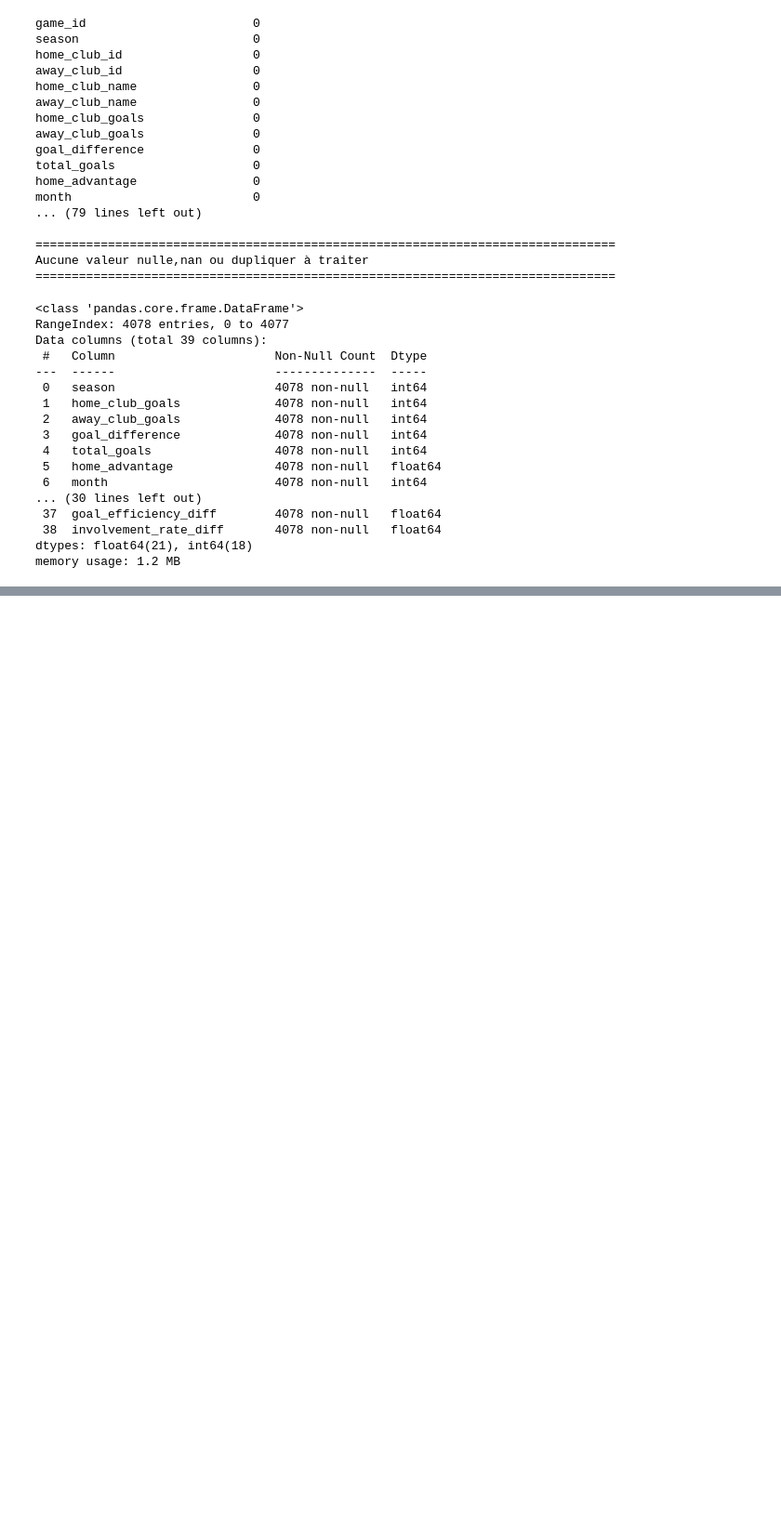
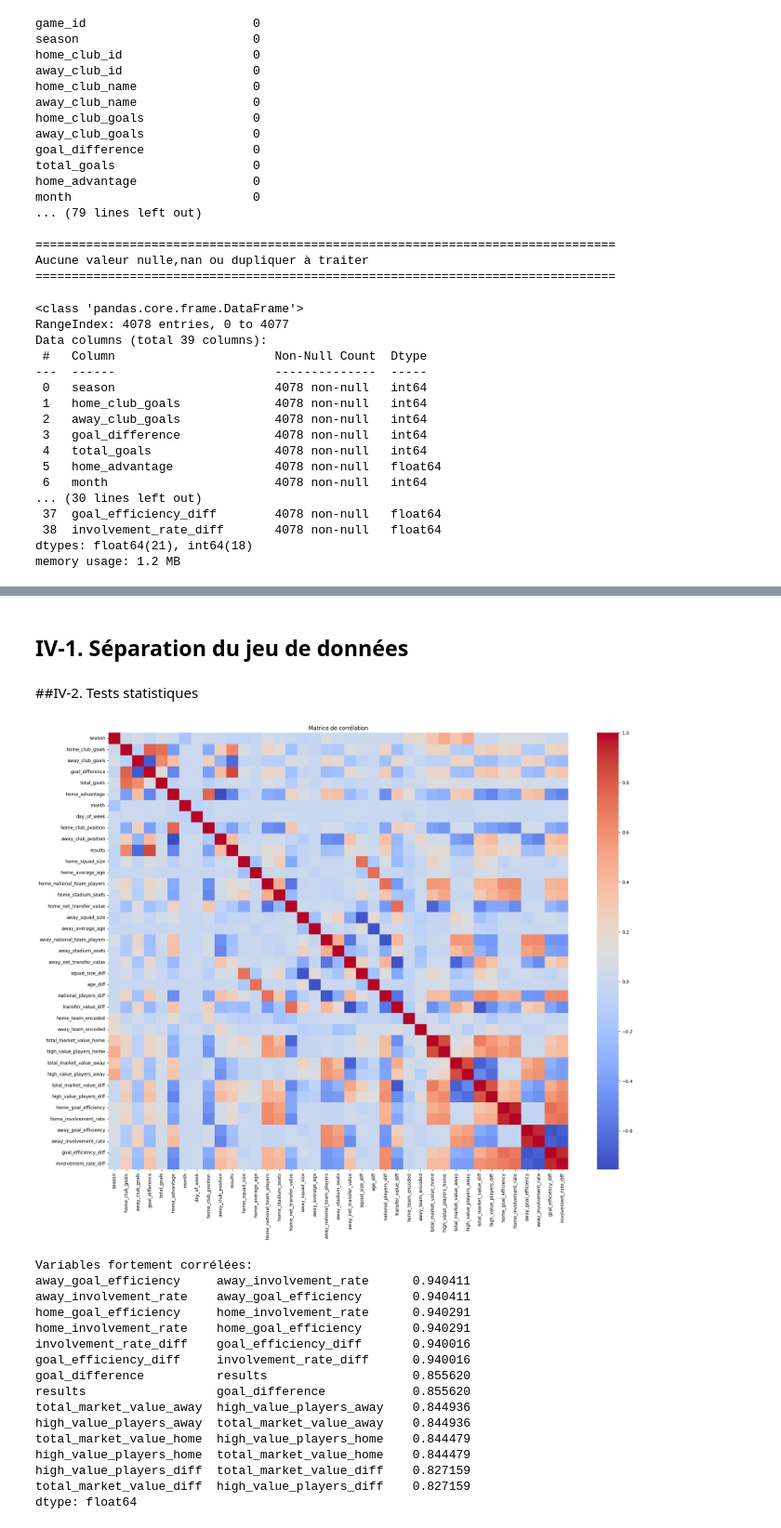
Before and after one commit to mohamed-bouchalkha/ligue1-match-prediction-Project, a Jupyter notebook: Prediction_Ligue1_2023.ipynb, the cells around one changed output, grey strips where cells are left out. Shown at 93% size. Drawn from its saved outputs; the diff is of its cells as text; code cells hidden in the pictures; blank space fills up the shorter version.

```diff
--- a/Prediction_Ligue1_2023.ipynb
+++ b/Prediction_Ligue1_2023.ipynb
@@ -1862,0 +1897,2 @@ Name: proportion, dtype: float64
+# %% [markdown]
+## IV-1. Séparation du jeu de données
@@ -1862,0 +1909,39 @@ Name: proportion, dtype: float64
+# %% [markdown]
+##IV-2. Tests statistiques
+# %%
+# Test de corrélation
+corr_matrix = df_to_clean.corr()
+
+# Visualisation
+import matplotlib.pyplot as plt
+import seaborn as sns
+
+plt.figure(figsize=(20, 16))
+sns.heatmap(corr_matrix, annot=False, cmap='coolwarm')
+plt.title('Matrice de corrélation')
+plt.tight_layout()
+plt.show()
+
+# Identifier les variables fortement corrélées (|r| > 0.8)
+high_corr = corr_matrix.abs().unstack().sort_values(ascending=False)
+high_corr = high_corr[(high_corr < 1.0) & (high_corr > 0.8)]
+print("Variables fortement corrélées:")
+print(high_corr)
+# %% [output]
+[figure, added]
+Variables fortement corrélées:
+away_goal_efficiency     away_involvement_rate      0.940411
+away_involvement_rate    away_goal_efficiency       0.940411
+home_goal_efficiency     home_involvement_rate      0.940291
+home_involvement_rate    home_goal_efficiency       0.940291
+involvement_rate_diff    goal_efficiency_diff       0.940016
+goal_efficiency_diff     involvement_rate_diff      0.940016
+goal_difference          results                    0.855620
+results                  goal_difference            0.855620
+total_market_value_away  high_value_players_away    0.844936
+high_value_players_away  total_market_value_away    0.844936
+total_market_value_home  high_value_players_home    0.844479
+high_value_players_home  total_market_value_home    0.844479
+high_value_players_diff  total_market_value_diff    0.827159
+total_market_value_diff  high_value_players_diff    0.827159
+dtype: float64
```
Also changed, not shown: parts of 12 cells of this notebook.
